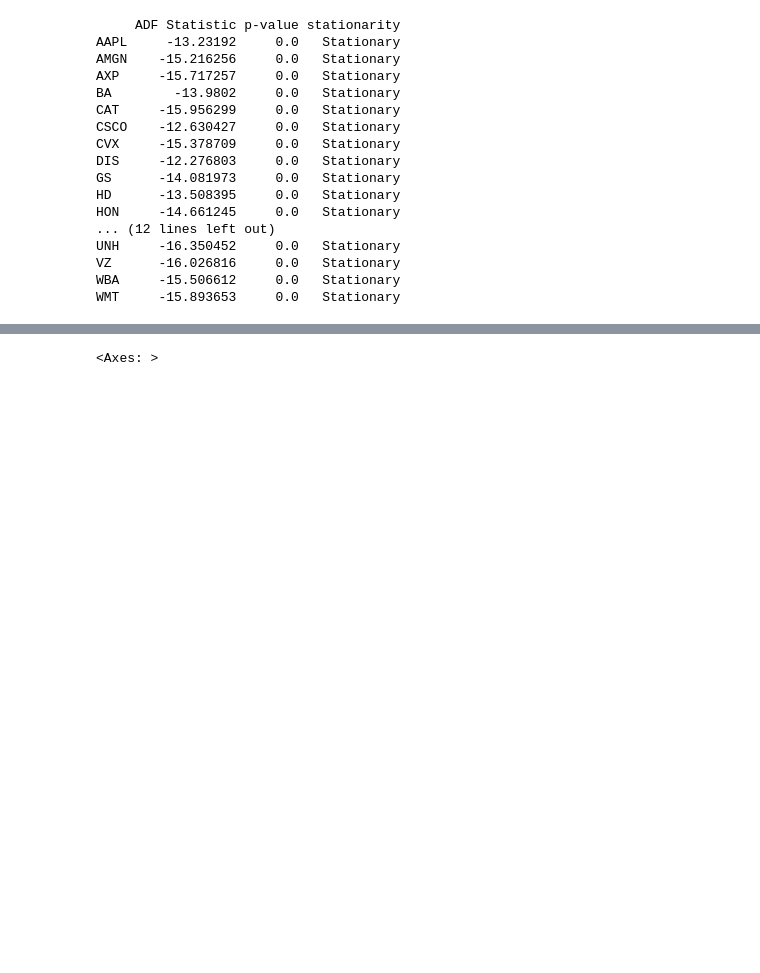
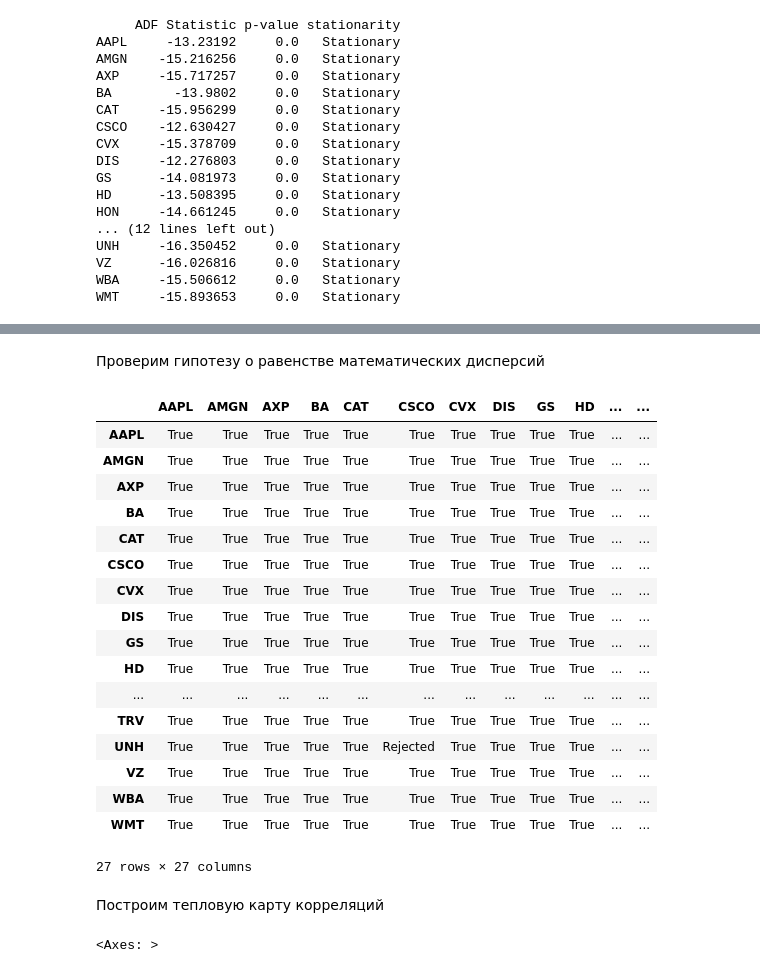
Before and after one commit to alekseevpavel04/project, a Jupyter notebook: Project.ipynb, the cells around one changed output, grey strips where cells are left out. Saved outputs shown, nothing was run; the diff lists cells and outputs as text; code cells hidden in the pictures; blank space fills up the shorter version.

```diff
--- a/Project.ipynb
+++ b/Project.ipynb
@@ -289,3 +395,44 @@ WMT     -15.893653     0.0   Stationary
+# %% [markdown]
+Проверим гипотезу о равенстве математических дисперсий
+# %%
+# Создаем пустую матрицу для хранения результатов
+results = np.empty((len(log_returns.columns), len(log_returns.columns)), dtype=object)
+
+# Перебираем каждую пару столбцов и выполняем F-тест Фишера
+for i, col1 in enumerate(log_returns.columns):
+    for j, col2 in enumerate(log_returns.columns):
+        # Удаляем строки с пропущенными значениями
+        data1 = log_returns[col1].dropna()
+        data2 = log_returns[col2].dropna()
+        res = f_oneway(data1, data2)
+        results[i, j] = 'Rejected' if res[1] < 0.05 else 'True'
+
+# Создаем DataFrame из матрицы результатов
+results_df = pd.DataFrame(results, columns=log_returns.columns, index=log_returns.columns)
+
+# Выводим результаты
+results_df
+# %% [output]
+|  | AAPL | AMGN | AXP | BA | CAT | CSCO | CVX | DIS | GS | HD | ... | ... |
+| AAPL | True | True | True | True | True | True | True | True | True | True | ... | ... |
+| AMGN | True | True | True | True | True | True | True | True | True | True | ... | ... |
+| AXP | True | True | True | True | True | True | True | True | True | True | ... | ... |
+| BA | True | True | True | True | True | True | True | True | True | True | ... | ... |
+| CAT | True | True | True | True | True | True | True | True | True | True | ... | ... |
+| CSCO | True | True | True | True | True | True | True | True | True | True | ... | ... |
+| CVX | True | True | True | True | True | True | True | True | True | True | ... | ... |
+| DIS | True | True | True | True | True | True | True | True | True | True | ... | ... |
+| GS | True | True | True | True | True | True | True | True | True | True | ... | ... |
+| HD | True | True | True | True | True | True | True | True | True | True | ... | ... |
+| ... | ... | ... | ... | ... | ... | ... | ... | ... | ... | ... | ... | ... |
+| TRV | True | True | True | True | True | True | True | True | True | True | ... | ... |
+| UNH | True | True | True | True | True | Rejected | True | True | True | True | ... | ... |
+| VZ | True | True | True | True | True | True | True | True | True | True | ... | ... |
+| WBA | True | True | True | True | True | True | True | True | True | True | ... | ... |
+| WMT | True | True | True | True | True | True | True | True | True | True | ... | ... |
+27 rows × 27 columns
+# %% [markdown]
+Построим тепловую карту корреляций
 # %%
 sns.heatmap(log_returns.corr(), cmap='Greens')
 # %% [output]
```
Also changed, not shown: parts of 8 cells of this notebook.
